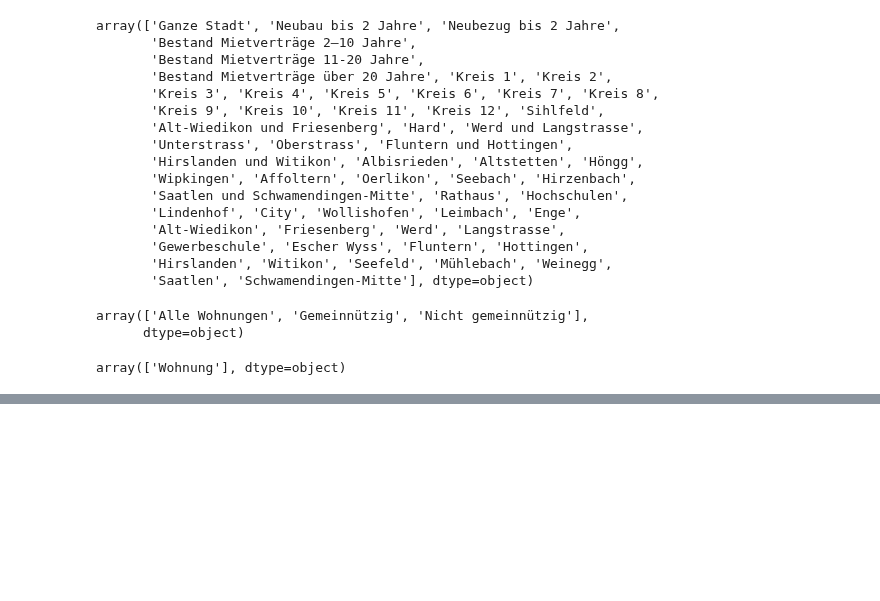
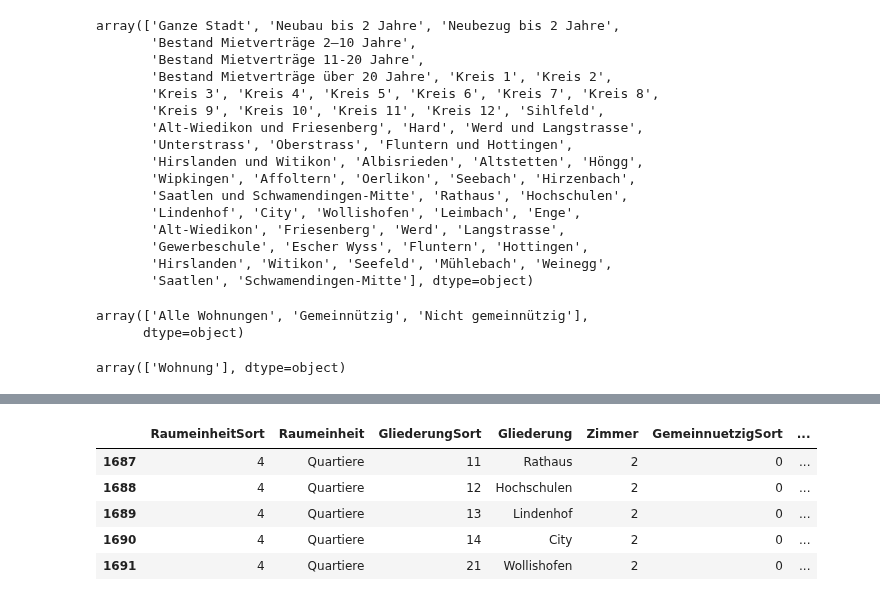
Before and after one commit to sephiran/applied-data-science, a Jupyter notebook: rental-prices/webapi-opendata.ipynb, the cells around one changed output, grey strips where cells are left out. Drawn from its saved outputs; the diff is of its cells as text; code cells hidden in the pictures; blank space fills up the shorter version.

```diff
--- a/rental-prices/webapi-opendata.ipynb
+++ b/rental-prices/webapi-opendata.ipynb
@@ -126,0 +188,14 @@ df.to_csv('../data/rentalprices_temp.csv', sep=';')
+# %%
+#Create Data frames for Qaurtiere and different flat sizes
+df_2Zimmer = df [ (df ['RaumeinheitSort'] == 4) & (df ['Zimmer']== 2)]
+df_3Zimmer = df [ (df ['RaumeinheitSort'] == 4) & (df ['Zimmer']== 3)]
+df_4Zimmer = df [ (df ['RaumeinheitSort'] == 4) & (df ['Zimmer']== 4)]
+
+df_2Zimmer.head()
+# %% [output]
+|  | RaumeinheitSort | Raumeinheit | GliederungSort | Gliederung | Zimmer | GemeinnuetzigSort | ... |
+| 1687 | 4 | Quartiere | 11 | Rathaus | 2 | 0 | ... |
+| 1688 | 4 | Quartiere | 12 | Hochschulen | 2 | 0 | ... |
+| 1689 | 4 | Quartiere | 13 | Lindenhof | 2 | 0 | ... |
+| 1690 | 4 | Quartiere | 14 | City | 2 | 0 | ... |
+| 1691 | 4 | Quartiere | 21 | Wollishofen | 2 | 0 | ... |
```
Also changed, not shown: parts of 7 cells of this notebook.
